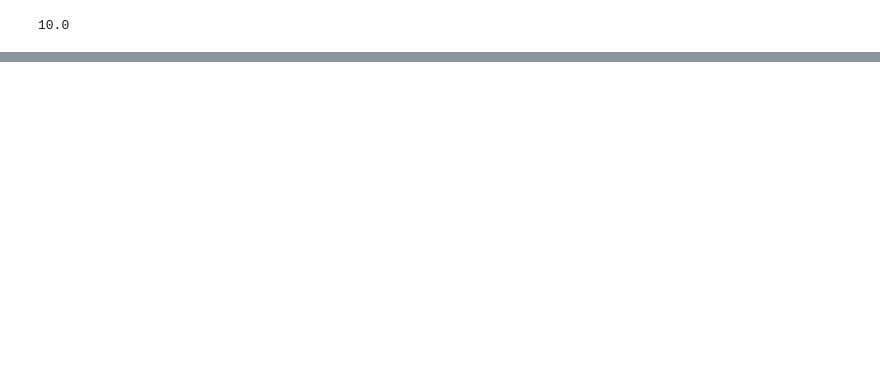
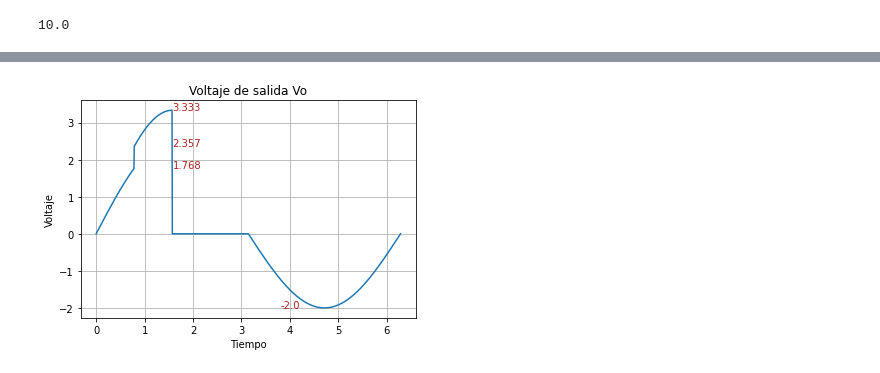
Before and after one commit to Msira270997/Mis-Jupyter-Notebook, a Jupyter notebook: Mis cuadernos/Electronica industrial.ipynb, the cells around one changed output, grey strips where cells are left out. Saved outputs shown, nothing was run; the diff lists cells and outputs as text; code cells hidden in the pictures; blank space fills up the shorter version.

```diff
--- a/Mis cuadernos/Electronica industrial.ipynb
+++ b/Mis cuadernos/Electronica industrial.ipynb
@@ -176,0 +255,46 @@ plt.show()
+# %%
+#Definimos la funcion de salida v0(t)
+
+def vo(t):
+    vo = []
+
+    for i in t:
+
+        if i < alpha_1:
+            #Primer caso de estudio (0 < t < pi/4) D1:ON, T1:OFF, T2:OFF
+            #El circuito mequivalente seria la fuente en serie con 4R
+            #Vo = vi(t)/4
+            vo.append(vi(i)/4)
+
+        elif i >= alpha_1 and i < alpha_2:
+            #Segundo caso de estudio (pi/4 =< t < pi/2) D1:ON, T1:ON, T2:OFF
+            #El circuito mequivalente seria la fuente en serie con 3R
+            #Vo = vi(t)/3
+            vo.append(vi(i)/3)
+
+        elif i >= alpha_2 and i < np.pi:
+            #Tercer caso de estudio (pi/2 =< t < pi) D1:ON, T1:ON, T2:ON
+            #Cuando el SCR2 se activa conduce la resostencia queda en corto, es decir, que no hay caida de tension en la resistencia
+            #Vo = 0
+            vo.append(0)
+
+        else:
+            #Cuarto caso de estudio (pi =< t < 2pi) D1:OFF, T1:OFF, T2:OFF
+            #En este momento todas las resistencias estan activas
+            #Vo = vi(t)/5
+            vo.append(vi(i)/5)
+
+    return np.array(vo)
+# %%
+plt.plot(t, vo(t))
+plt.title("Voltaje de salida Vo")
+plt.xlabel("Tiempo")
+plt.ylabel("Voltaje")
+plt.grid()
+plt.text(np.pi/2 + .01, vi(np.pi/4)/4, round(vi(np.pi/4)/4, 3), color="firebrick")
+plt.text(np.pi/2 + .01, vi(np.pi/4)/3, round(vi(np.pi/4)/3, 3), color="firebrick")
+plt.text(np.pi/2 + .01, vi(np.pi/2)/3, round(vi(np.pi/2)/3, 3), color="firebrick")
+plt.text(3.8, vi(3*np.pi/2)/5, vi(3*np.pi/2)/5, color="firebrick")
+plt.show()
+# %% [output]
+[figure, added]
```
Also changed, not shown: parts of 19 cells of this notebook, 1 other file.
